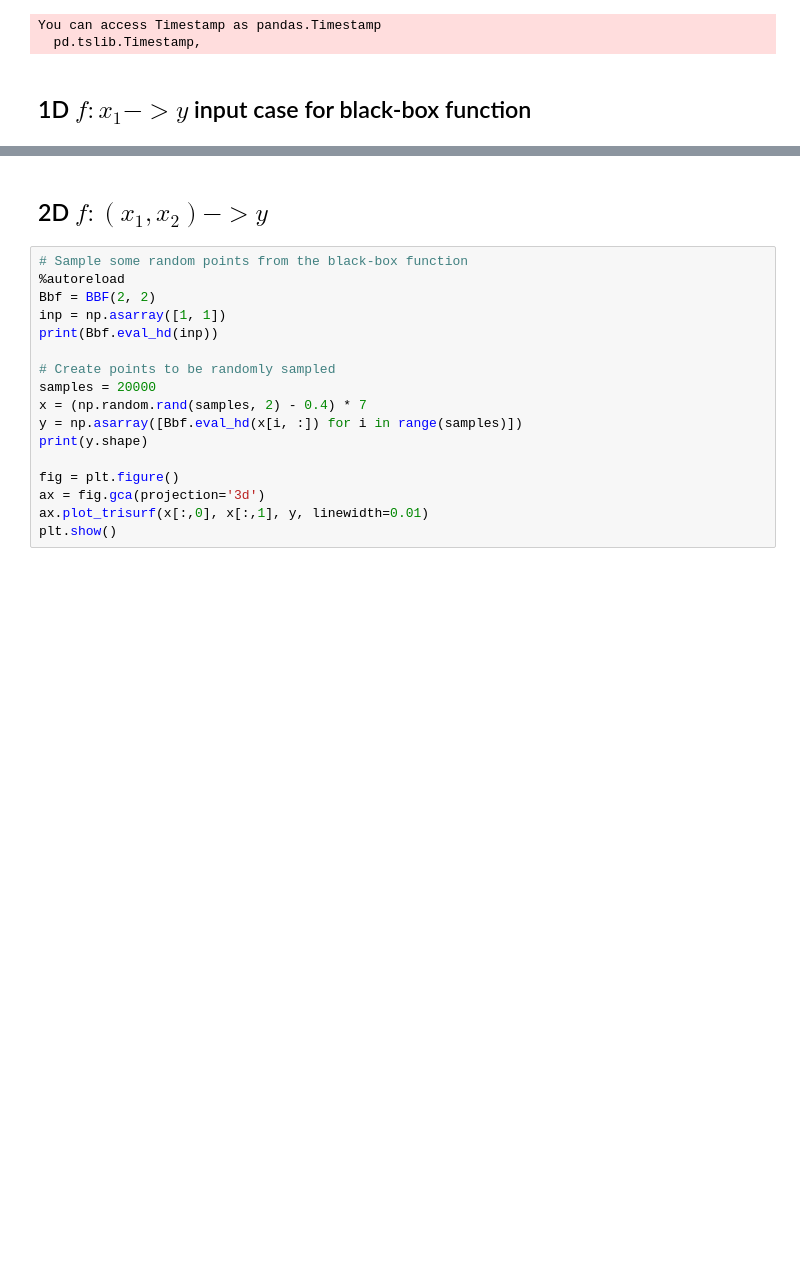
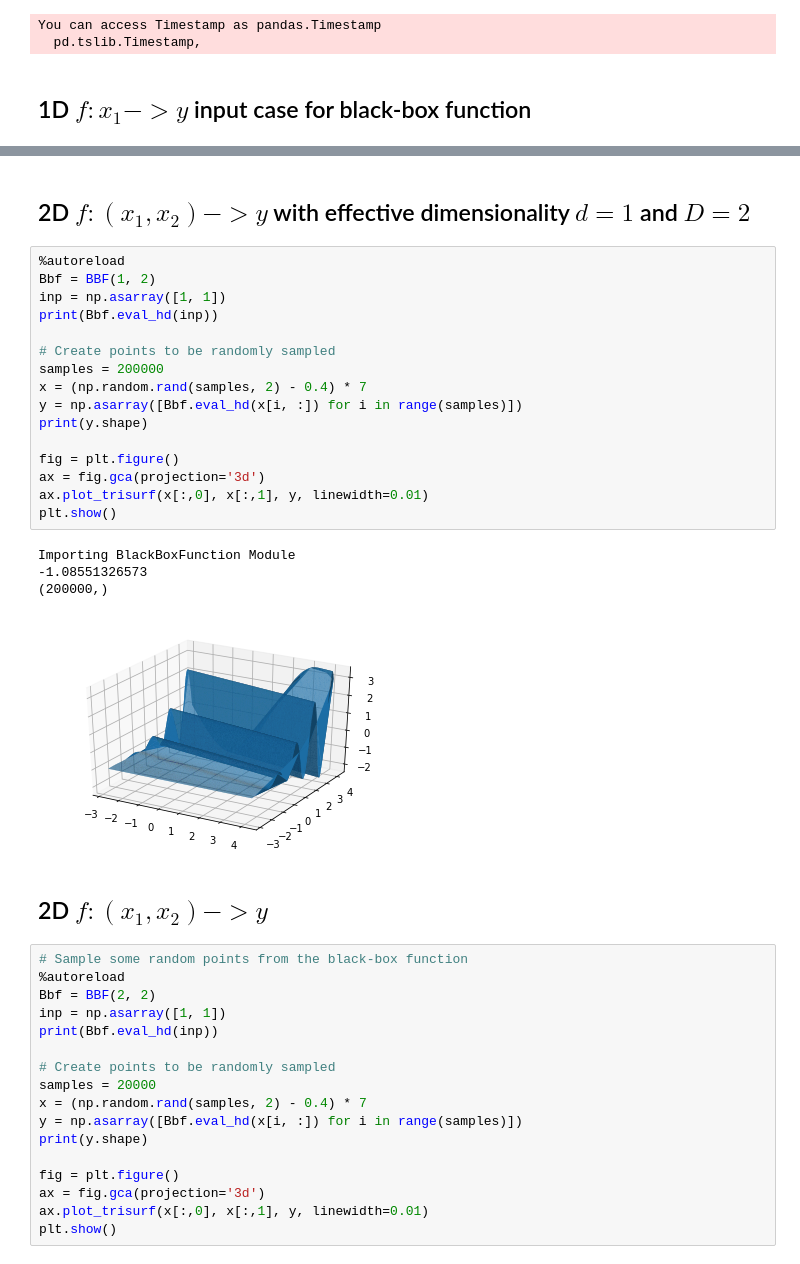
Before and after one commit to yenicelik/BachelorThesis, a Jupyter notebook: HD-BO/High dimensional black box function.ipynb, the cells around one changed output, grey strips where cells are left out. Saved outputs shown, nothing was run; the diff lists cells and outputs as text; blank space fills up the shorter version.

```diff
--- a/HD-BO/High dimensional black box function.ipynb
+++ b/HD-BO/High dimensional black box function.ipynb
@@ -40,3 +40,26 @@ Importing BlackBoxFunction Module
+# %% [markdown]
+## 2D $f : (x_1, x_2) -> y$ with effective dimensionality $d=1$ and $D=2$
+# %%
+%autoreload
+Bbf = BBF(1, 2)
+inp = np.asarray([1, 1])
+print(Bbf.eval_hd(inp))
+
+# Create points to be randomly sampled
+samples = 200000
+x = (np.random.rand(samples, 2) - 0.4) * 7
+y = np.asarray([Bbf.eval_hd(x[i, :]) for i in range(samples)])
+print(y.shape)
+
+fig = plt.figure()
+ax = fig.gca(projection='3d')
+ax.plot_trisurf(x[:,0], x[:,1], y, linewidth=0.01)
+plt.show()
+# %% [output]
+Importing BlackBoxFunction Module
+-1.08551326573
+(200000,)
+[figure, added]
 # %% [markdown]
 ## 2D $ f: (x_1, x_2) -> y $
 # %%
```
Also changed, not shown: parts of 2 cells of this notebook, 5 other files.
